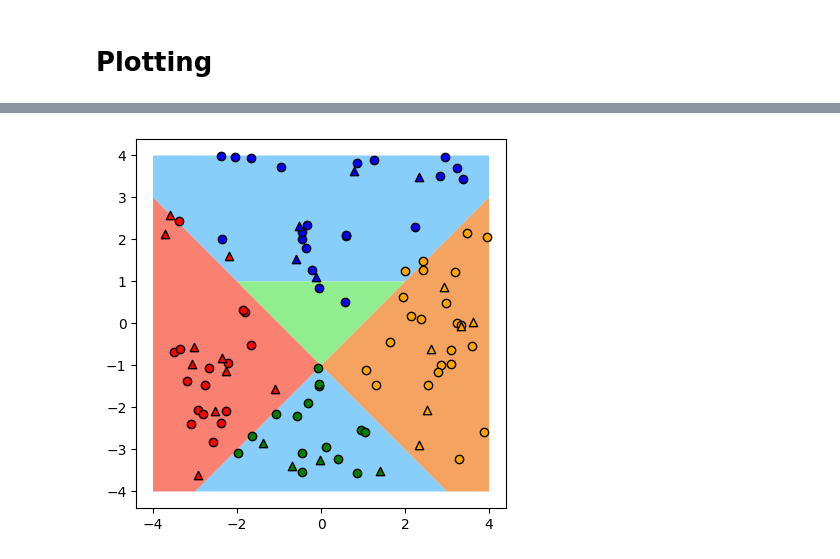
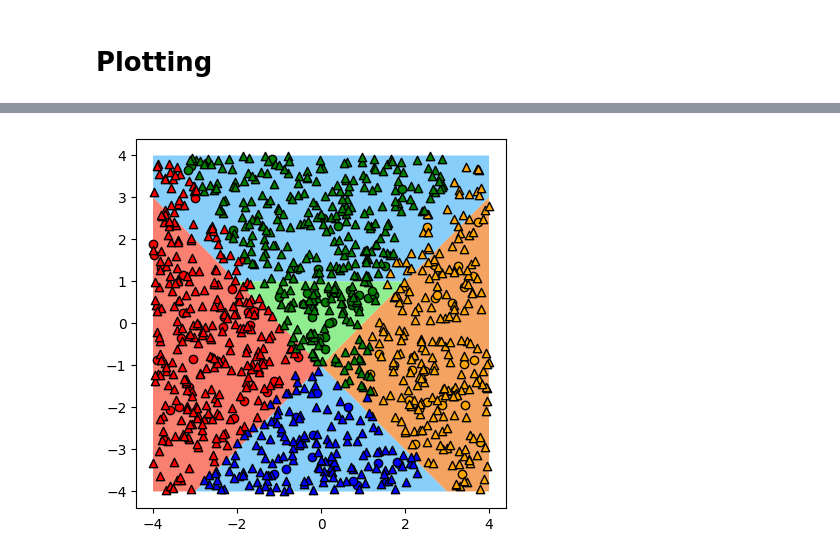
Before and after one commit to erikrecio/qurriculum_learning, a Jupyter notebook: qurriculum/main_penny2.ipynb, the cells around one changed output, grey strips where cells are left out. Drawn from its saved outputs; the diff is of its cells as text; code cells hidden in the pictures.

```diff
--- a/qurriculum/main_penny2.ipynb
+++ b/qurriculum/main_penny2.ipynb
@@ -208,9 +303,11 @@ def cnn(weights, state_ini):
 def variational_classifier(weights, bias, state_ini):
     return cnn(weights, state_ini) + bias
 # %%
-weights = np.random.uniform(0, 2*np.pi, nweights)
-drawer = qml.draw(cnn_circuit)
-print(drawer(weights, gs_list[0]))
+# draw circuit
+
+# weights = np.random.uniform(0, 2*np.pi, nweights)
+# drawer = qml.draw(cnn_circuit)
+# print(drawer(weights, gs_list[0]))
 
 # z0, z1, zz01 = cnn_draw(gs_list[0], weights)
 # print(z0, z1, zz01)
@@ -238,10 +317,6 @@ print(drawer(weights, gs_list[0]))
 # %%
 def log2_arraybox(abox):
     return pnp._np.numpy_boxes.ArrayBox(value = np.log2(abox._value), trace = abox._trace, node = abox._node)
-
-
-def exp_arraybox(abox):
-    return pnp._np.numpy_boxes.ArrayBox(value = np.exp(abox._value), trace = abox._trace, node = abox._node)
 
 
 def single_loss(weights, bias, ground_state, label):
@@ -261,9 +336,9 @@ def single_loss(weights, bias, ground_state, label):
     return cost
 
 
-def loss(weights, bias, ground_states, labels):
+def loss(weights, bias, ground_states, labels, num_cpus):
 
-    if num_cpus_train == 0:
+    if num_cpus == 0:
         cost = 0
 
         for j in range(len(labels)):
@@ -272,14 +347,9 @@ def loss(weights, bias, ground_states, labels):
     else:
         args = [[weights, bias, ground_states[j], labels[j]] for j in range(len(labels))]
 
-        with mp.Pool(num_cpus_train) as pool:
+        with mp.Pool(num_cpus) as pool:
             cost_arr = pool.starmap(single_loss, args)
 
         cost = sum(cost_arr)
 
     return cost/len(labels)
-# %%
-weights_init = pnp.random.uniform(0, max_weight_init, nweights, requires_grad=True)
-bias_init = pnp.array([0.0]*4, requires_grad=True)
-
-print(loss(weights_init, bias_init, gs_list, labels_list))
@@ -439,5 +715,11 @@ plt.show()
 # %%
-plot_iter = it+1 #it+1
+plot_run = run_max # run_max
+
+plot_iter = total_it_max[plot_run]
+pred_train_arr = total_pred_train[plot_run]
+pred_val_arr = total_pred_val[plot_run]
+j_train = total_j_train[plot_run]
+j_val = total_j_val[plot_run]
 
 # define regions coordinates
 x01, y01 = region01_coords[:,0], region01_coords[:,1]
@@ -455,34 +737,34 @@ plt.fill(x1, y1, facecolor='sandybrown')        # class 1
 plt.fill(x2, y2, facecolor='salmon')            # class 2
 plt.fill(x3, y3, facecolor='lightgreen')        # class 3
 
-pred_train_plot = np.array(pred_train_arr[plot_iter-1])
-pred_val_plot = np.array(pred_val_arr[plot_iter-1])
+pred_train_plot = np.array(pred_train_arr[plot_iter])
+pred_val_plot = np.array(pred_val_arr[plot_iter])
 
 colors = ["b", "orange", "r", "g"]
 
 # plot datapoints
 for i in range(4):
     plt.scatter(
         j_train[:, 0][pred_train_plot==i],
         j_train[:, 1][pred_train_plot==i],
         c=colors[i],
         marker="o",
         edgecolors="k",
         label=f"class {i+1} train",
     )
     plt.scatter(
         j_val[:, 0][pred_val_plot==i],
         j_val[:, 1][pred_val_plot==i],
         c=colors[i],
         marker="^",
         edgecolors="k",
         label=f"class {i+1} validation",
     )
 
 
 # plt.legend()
 plt.axis('square')
 plt.show()
 # %% [output]
-[figure, old version]
+[figure, new version]
 # %%
```
Also changed, not shown: parts of 17 cells of this notebook, 5 other files.
